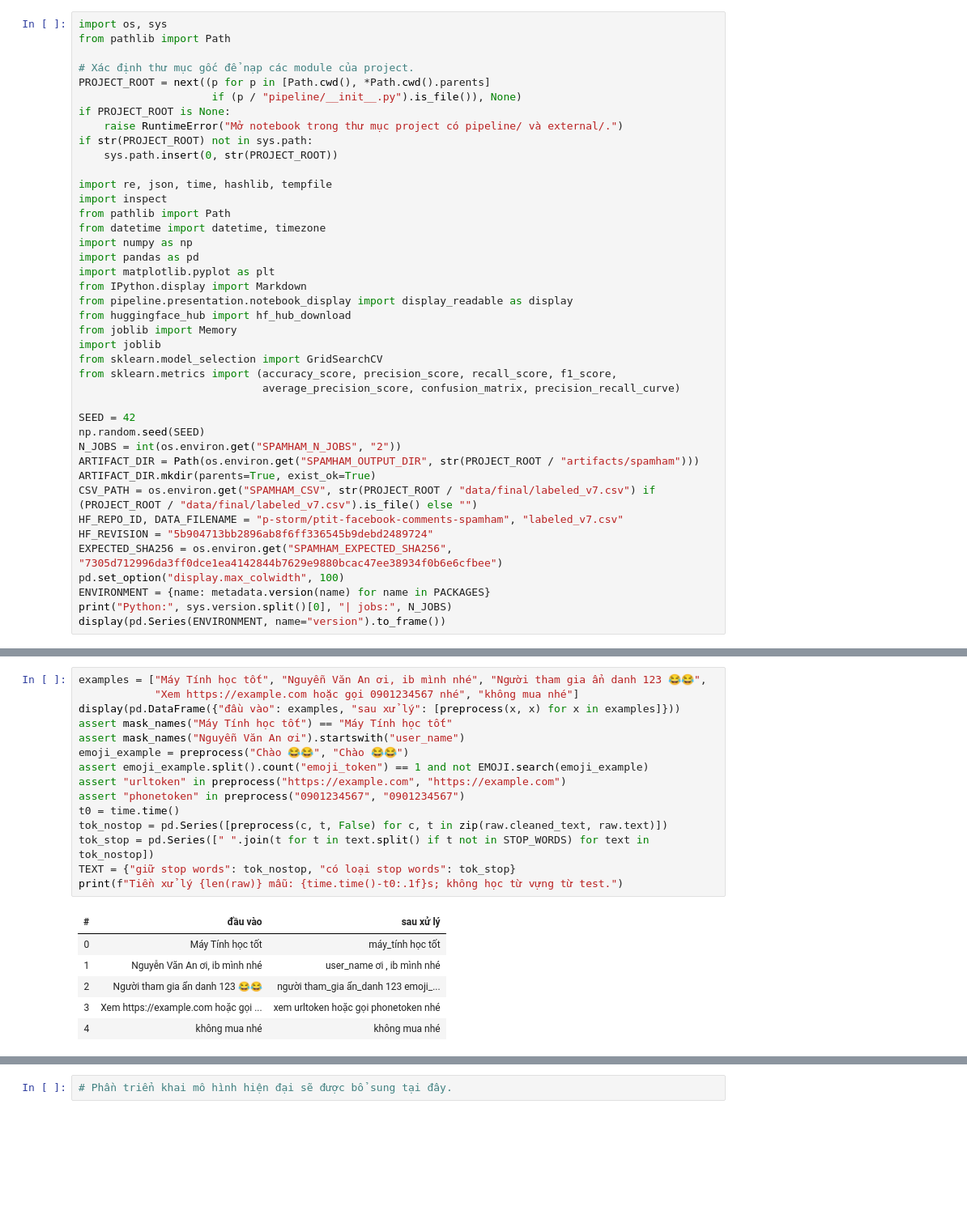
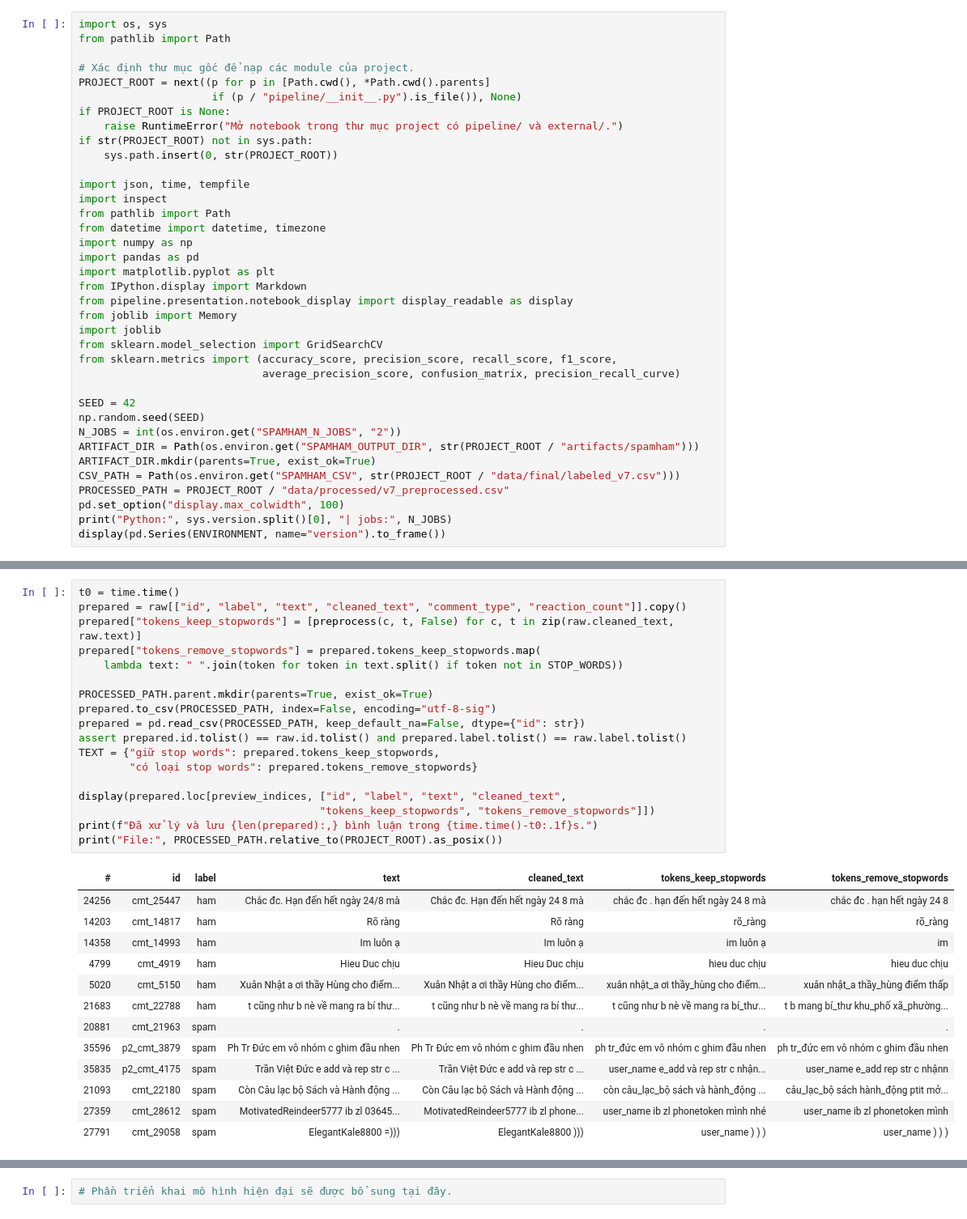
Before and after one commit to P-Bao/ptit-facebook-spam-ham, a Jupyter notebook: notebooks/02_thuc_nghiem_va_demo.ipynb, the cells around one changed output, grey strips where cells are left out. Shown at 81% size. Drawn from its saved outputs; the diff is of its cells as text; blank space fills up the shorter version.

Commit message:
Use local datasets and persist real-comment preprocessing in notebooks

```diff
--- a/notebooks/02_thuc_nghiem_va_demo.ipynb
+++ b/notebooks/02_thuc_nghiem_va_demo.ipynb
@@ -51,7 +39,7 @@ if PROJECT_ROOT is None:
 if str(PROJECT_ROOT) not in sys.path:
     sys.path.insert(0, str(PROJECT_ROOT))
 
-import re, json, time, hashlib, tempfile
+import json, time, tempfile
 import inspect
 from pathlib import Path
 from datetime import datetime, timezone
@@ -60,7 +48,6 @@ import pandas as pd
 import matplotlib.pyplot as plt
 from IPython.display import Markdown
 from pipeline.presentation.notebook_display import display_readable as display
-from huggingface_hub import hf_hub_download
 from joblib import Memory
 import joblib
 from sklearn.model_selection import GridSearchCV
@@ -72,12 +59,9 @@ np.random.seed(SEED)
 N_JOBS = int(os.environ.get("SPAMHAM_N_JOBS", "2"))
 ARTIFACT_DIR = Path(os.environ.get("SPAMHAM_OUTPUT_DIR", str(PROJECT_ROOT / "artifacts/spamham")))
 ARTIFACT_DIR.mkdir(parents=True, exist_ok=True)
-CSV_PATH = os.environ.get("SPAMHAM_CSV", str(PROJECT_ROOT / "data/final/labeled_v7.csv") if (PROJECT_ROOT / "data/final/labeled_v7.csv").is_file() else "")
-HF_REPO_ID, DATA_FILENAME = "p-storm/ptit-facebook-comments-spamham", "labeled_v7.csv"
-HF_REVISION = "5b904713bb2896ab8f6ff336545b9debd2489724"
-EXPECTED_SHA256 = os.environ.get("SPAMHAM_EXPECTED_SHA256", "7305d712996da3ff0dce1ea4142844b7629e9880bcac47ee38934f0b6e6cfbee")
+CSV_PATH = Path(os.environ.get("SPAMHAM_CSV", str(PROJECT_ROOT / "data/final/labeled_v7.csv")))
+PROCESSED_PATH = PROJECT_ROOT / "data/processed/v7_preprocessed.csv"
 pd.set_option("display.max_colwidth", 100)
-ENVIRONMENT = {name: metadata.version(name) for name in PACKAGES}
 print("Python:", sys.version.split()[0], "| jobs:", N_JOBS)
 display(pd.Series(ENVIRONMENT, name="version").to_frame())
 # %% [output]
@@ -205,22 +177,32 @@ So sánh hai cấu hình: giữ stop words và loại stop words. Cùng một h
 # %%
-examples = ["Máy Tính học tốt", "Nguyễn Văn An ơi, ib mình nhé", "Người tham gia ẩn danh 123 😂😂",
-            "Xem https://example.com hoặc gọi 0901234567 nhé", "không mua nhé"]
-display(pd.DataFrame({"đầu vào": examples, "sau xử lý": [preprocess(x, x) for x in examples]}))
-assert mask_names("Máy Tính học tốt") == "Máy Tính học tốt"
-assert mask_names("Nguyễn Văn An ơi").startswith("user_name")
-emoji_example = preprocess("Chào 😂😂", "Chào 😂😂")
-assert emoji_example.split().count("emoji_token") == 1 and not EMOJI.search(emoji_example)
-assert "urltoken" in preprocess("https://example.com", "https://example.com")
-assert "phonetoken" in preprocess("0901234567", "0901234567")
 t0 = time.time()
-tok_nostop = pd.Series([preprocess(c, t, False) for c, t in zip(raw.cleaned_text, raw.text)])
-tok_stop = pd.Series([" ".join(t for t in text.split() if t not in STOP_WORDS) for text in tok_nostop])
-TEXT = {"giữ stop words": tok_nostop, "có loại stop words": tok_stop}
-print(f"Tiền xử lý {len(raw)} mẫu: {time.time()-t0:.1f}s; không học từ vựng từ test.")
+prepared = raw[["id", "label", "text", "cleaned_text", "comment_type", "reaction_count"]].copy()
+prepared["tokens_keep_stopwords"] = [preprocess(c, t, False) for c, t in zip(raw.cleaned_text, raw.text)]
+prepared["tokens_remove_stopwords"] = prepared.tokens_keep_stopwords.map(
+    lambda text: " ".join(token for token in text.split() if token not in STOP_WORDS))
+
+PROCESSED_PATH.parent.mkdir(parents=True, exist_ok=True)
+prepared.to_csv(PROCESSED_PATH, index=False, encoding="utf-8-sig")
+prepared = pd.read_csv(PROCESSED_PATH, keep_default_na=False, dtype={"id": str})
+assert prepared.id.tolist() == raw.id.tolist() and prepared.label.tolist() == raw.label.tolist()
+TEXT = {"giữ stop words": prepared.tokens_keep_stopwords,
+        "có loại stop words": prepared.tokens_remove_stopwords}
+
+display(prepared.loc[preview_indices, ["id", "label", "text", "cleaned_text",
+                                      "tokens_keep_stopwords", "tokens_remove_stopwords"]])
+print(f"Đã xử lý và lưu {len(prepared):,} bình luận trong {time.time()-t0:.1f}s.")
+print("File:", PROCESSED_PATH.relative_to(PROJECT_ROOT).as_posix())
 # %% [output]
-| # | đầu vào | sau xử lý |
-| 0 | Máy Tính học tốt | máy_tính học tốt |
-| 1 | Nguyễn Văn An ơi, ib mình nhé | user_name ơi , ib mình nhé |
-| 2 | Người tham gia ẩn danh 123 😂😂 | người tham_gia ẩn_danh 123 emoji_... |
-| 3 | Xem https://example.com hoặc gọi ... | xem urltoken hoặc gọi phonetoken nhé |
-| 4 | không mua nhé | không mua nhé |
+| # | id | label | text | cleaned_text | tokens_keep_stopwords | tokens_remove_stopwords |
+| 24256 | cmt_25447 | ham | Chắc đc. Hạn đến hết ngày 24/8 mà | Chắc đc. Hạn đến hết ngày 24 8 mà | chắc đc . hạn đến hết ngày 24 8 mà | chắc đc . hạn hết ngày 24 8 |
+| 14203 | cmt_14817 | ham | Rõ ràng | Rõ ràng | rõ_ràng | rõ_ràng |
+| 14358 | cmt_14993 | ham | Im luôn ạ | Im luôn ạ | im luôn ạ | im |
+| 4799 | cmt_4919 | ham | Hieu Duc chịu | Hieu Duc chịu | hieu duc chịu | hieu duc chịu |
+| 5020 | cmt_5150 | ham | Xuân Nhật a ơi thầy Hùng cho điểm... | Xuân Nhật a ơi thầy Hùng cho điểm... | xuân nhật_a ơi thầy_hùng cho điểm... | xuân nhật_a thầy_hùng điểm thấp |
+| 21683 | cmt_22788 | ham | t cũng như b nè về mang ra bí thư... | t cũng như b nè về mang ra bí thư... | t cũng như b nè về mang ra bí_thư... | t b mang bí_thư khu_phố xã_phường... |
+| 20881 | cmt_21963 | spam | . | . | . | . |
+| 35596 | p2_cmt_3879 | spam | Ph Tr Đức em vô nhóm c ghim đầu nhen | Ph Tr Đức em vô nhóm c ghim đầu nhen | ph tr_đức em vô nhóm c ghim đầu nhen | ph tr_đức em vô nhóm c ghim đầu nhen |
+| 35835 | p2_cmt_4175 | spam | Trần Việt Đức e add và rep str c ... | Trần Việt Đức e add và rep str c ... | user_name e_add và rep str c nhận... | user_name e_add rep str c nhậnn |
+| 21093 | cmt_22180 | spam | Còn Câu lạc bộ Sách và Hành động ... | Còn Câu lạc bộ Sách và Hành động ... | còn câu_lạc_bộ sách và hành_động ... | câu_lạc_bộ sách hành_động ptit mở... |
+| 27359 | cmt_28612 | spam | MotivatedReindeer5777 ib zl 03645... | MotivatedReindeer5777 ib zl phone... | user_name ib zl phonetoken mình nhé | user_name ib zl phonetoken mình |
+| 27791 | cmt_29058 | spam | ElegantKale8800 =))) | ElegantKale8800 ))) | user_name ) ) ) | user_name ) ) ) |
```
Also changed, not shown: parts of 11 cells of this notebook, 39 other files.
